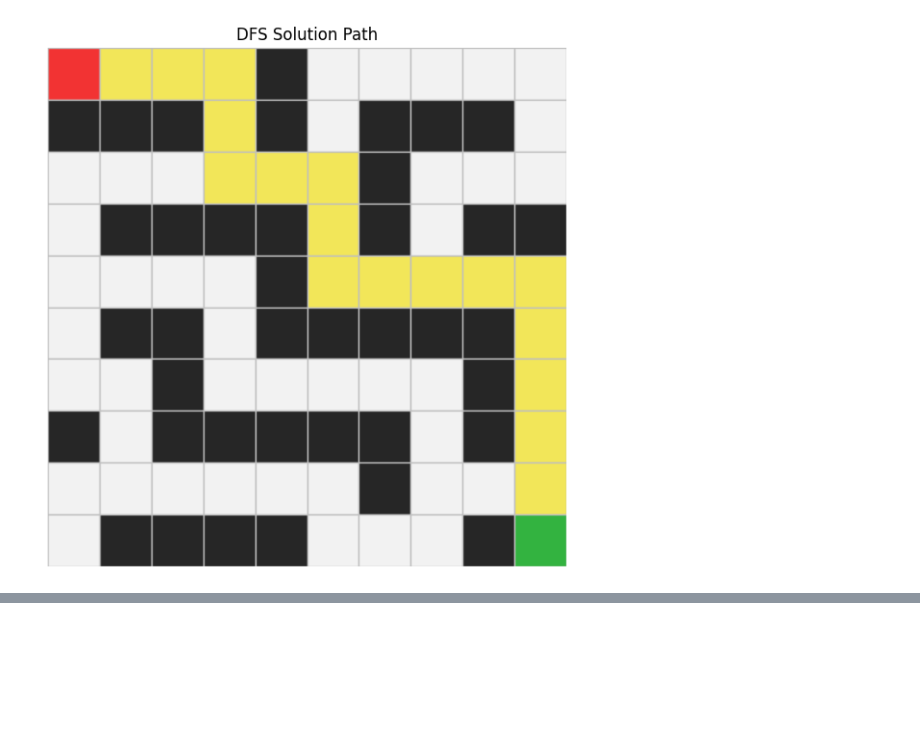
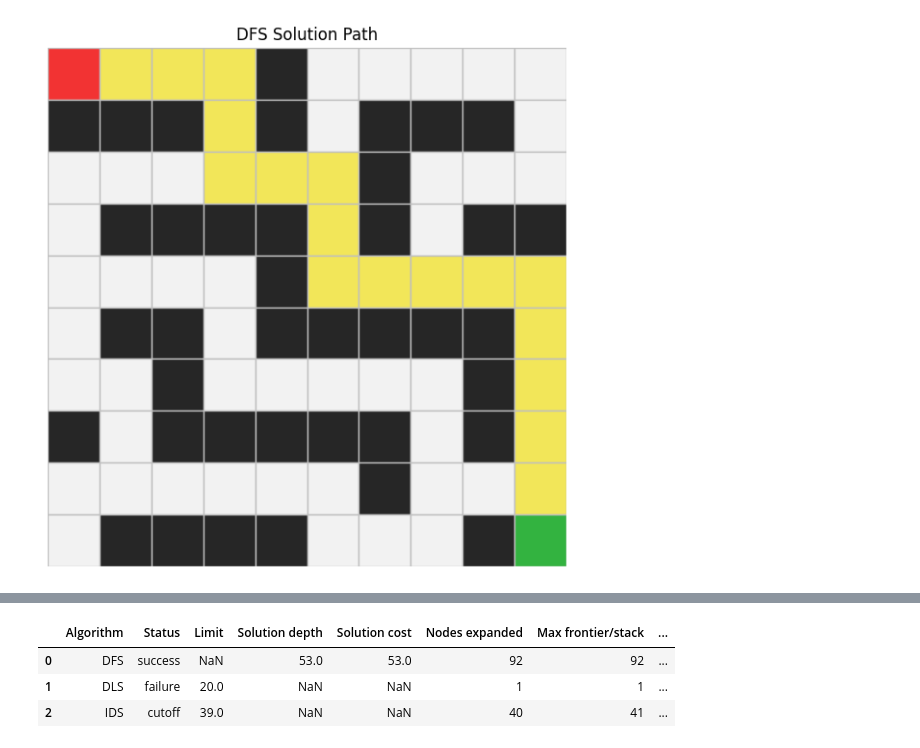
Before and after one commit to Ewurakua419/Ewurakua_Amoah_lab1_, a Jupyter notebook: Ewurakua_Amoah_lab1.ipynb, the cells around one changed output, grey strips where cells are left out. Cells and saved outputs as stored; diff of their text form; code cells hidden in the pictures; blank space fills up the shorter version.

```diff
--- a/Ewurakua_Amoah_lab1.ipynb
+++ b/Ewurakua_Amoah_lab1.ipynb
@@ -622,0 +632,27 @@ show_results(custom_results_1)
+# %%
+# TODO 11:
+# Create your second custom map here.
+
+custom_grid_2 = [
+    [1,0,0,0,0,0,0,0,0,1],[1,0,0,0,1,0,0,0,1,1],[1,0,0,0,0,1,0,1,0,0],[1,1,0,0,0,0,0,1,0,1],[0,0,1,0,0,0,0,0,1,0],[0,0,0,0,1,0,1,0,0,0],[1,0,0,0,0,0,0,0,0,1],[1,0,0,0,0,0,1,0,0,0],
+[0,0,0,0,0,1,0,0,0,0],[0,1,0,0,0,0,0,0,0,0],[0,0,0,0,0,0,0,0,0,1],[1,0,1,0,1,0,0,0,1,1],[0,0,0,0,0,1,0,1,0,0],[1,1,0,0,0,0,0,1,1,0],[0,0,1,0,0,0,0,0,0,0],[0,0,0,0,1,1,1,0,0,0],[1,0,0,0,0,0,0,0,0,1],[1,0,0,0,0,0,1,0,0,0],
+[0,1,0,0,0,0,0,0,0,0],[1,1,0,0,0,0,0,0,0,1]
+]
+
+custom_start_2 = (1,3)
+custom_goal_2 = (19,8)
+
+# Example after completing:
+custom_problem_2 = GridProblem(custom_grid_2, custom_start_2, custom_goal_2)
+custom_results_2 = [
+     #bfs.search(custom_problem_2),
+     dfs.search(custom_problem_2),
+     dls.search(custom_problem_2, limit=20),
+     ids.search(custom_problem_2, max_depth=40),
+ ]
+show_results(custom_results_2)
+# %% [output]
+|  | Algorithm | Status | Limit | Solution depth | Solution cost | Nodes expanded | Max frontier/stack | ... |
+| 0 | DFS | success | NaN | 53.0 | 53.0 | 92 | 92 | ... |
+| 1 | DLS | failure | 20.0 | NaN | NaN | 1 | 1 | ... |
+| 2 | IDS | cutoff | 39.0 | NaN | NaN | 40 | 41 | ... |
```
Also changed, not shown: parts of 5 cells of this notebook.
